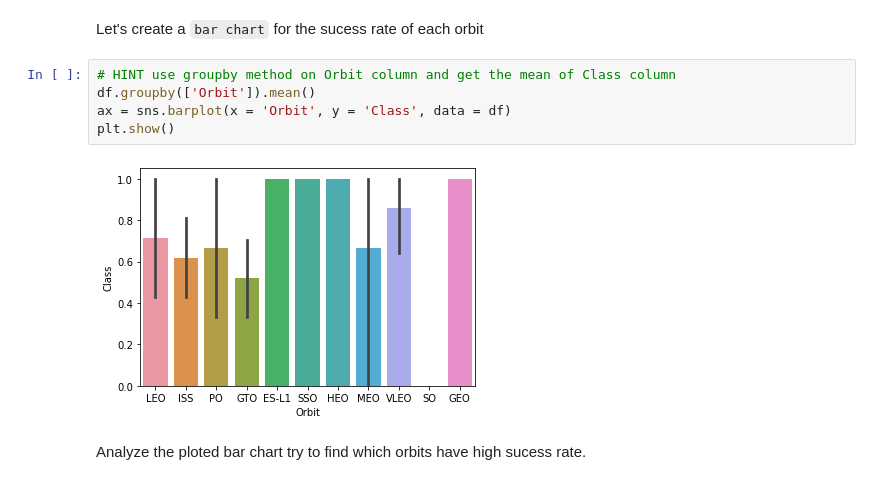
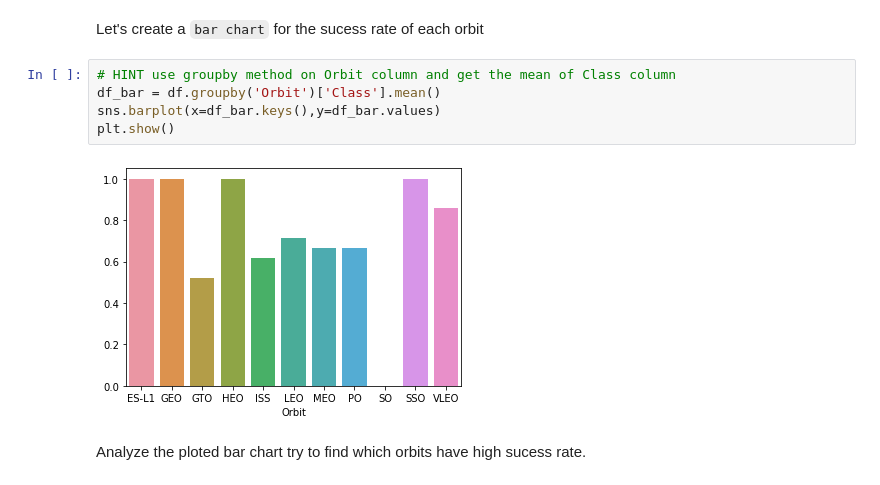
Before and after one commit to shinny2/Capstone-Project, a Jupyter notebook: EDA with Visualization.ipynb, the cells around one changed output. Saved outputs shown, nothing was run; the diff lists cells and outputs as text.

```diff
--- a/EDA with Visualization.ipynb
+++ b/EDA with Visualization.ipynb
@@ -114,11 +114,11 @@ Next, we want to visually check if there are any relationship between success ra
 Let's create a `bar chart` for the sucess rate of each orbit
 # %%
 # HINT use groupby method on Orbit column and get the mean of Class column
-df.groupby(['Orbit']).mean()
-ax = sns.barplot(x = 'Orbit', y = 'Class', data = df)
+df_bar = df.groupby('Orbit')['Class'].mean()
+sns.barplot(x=df_bar.keys(),y=df_bar.values)
 plt.show()
 # %% [output]
-[figure, old version]
+[figure, new version]
 # %% [markdown]
 Analyze the ploted bar chart try to find which orbits have high sucess rate.
 # %% [markdown]
```
Also changed, not shown: parts of 3 cells of this notebook.
